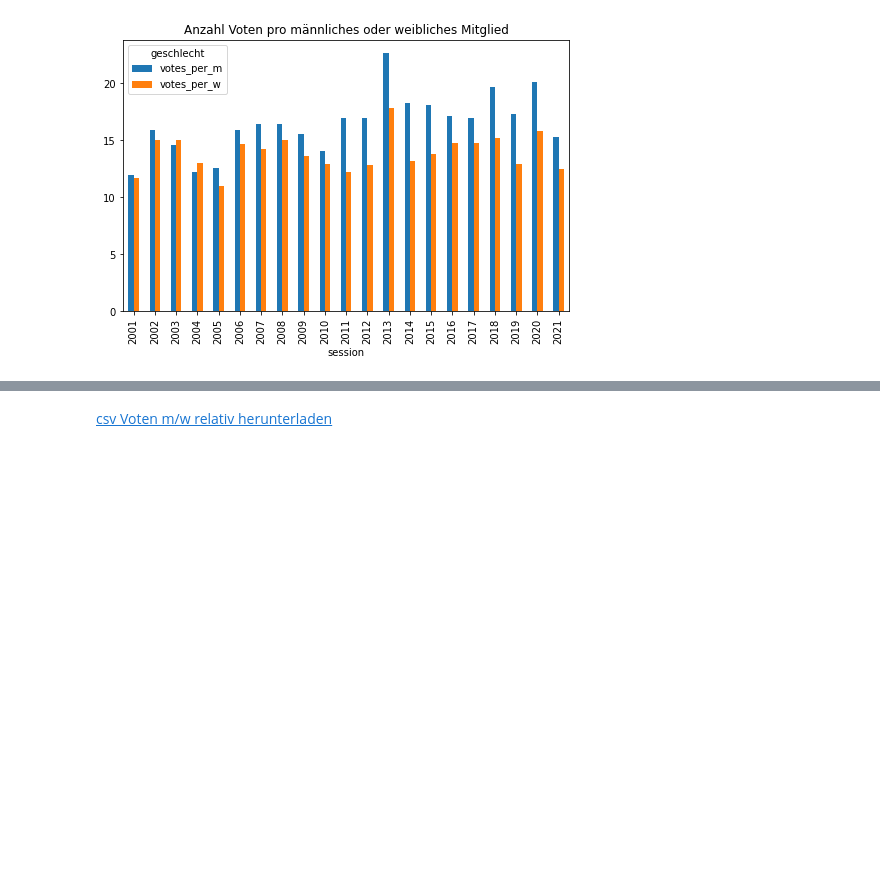
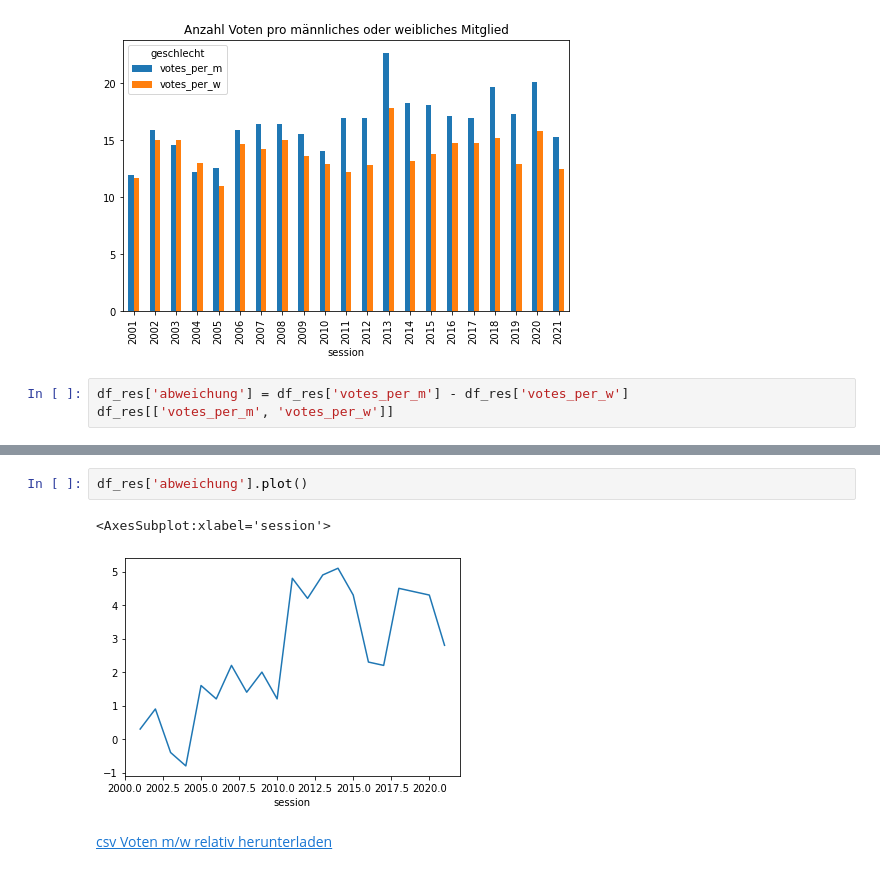
Before and after one commit to simonhuwiler/nzz_zh_kantonsrat, a Jupyter notebook: src/4_analyse_base.ipynb, the cells around one changed output, grey strips where cells are left out. Cells and saved outputs as stored; diff of their text form; blank space fills up the shorter version.

```diff
--- a/src/4_analyse_base.ipynb
+++ b/src/4_analyse_base.ipynb
@@ -94,3 +94,6 @@ df_res[['votes_per_m', 'votes_per_w']].plot.bar(figsize=(8, 5), title='Anzahl Vo
 df_res[['votes_per_m', 'votes_per_w']].to_csv(csv_path / 'voten_m_w_relative.csv')
 # %% [output]
 [figure]
+# %%
+df_res['abweichung'] = df_res['votes_per_m'] - df_res['votes_per_w']
+df_res[['votes_per_m', 'votes_per_w']]
@@ -97,3 +119,8 @@ df_res[['votes_per_m', 'votes_per_w']].to_csv(csv_path / 'voten_m_w_relative.csv
+# %%
+df_res['abweichung'].plot()
+# %% [output]
+<AxesSubplot:xlabel='session'>
+[figure, added]
 # %% [markdown]
 [csv Voten m/w relativ herunterladen](../export/csv_for_infographics/voten_m_w_relative.csv)
 # %% [markdown]
```
Also changed, not shown: parts of 4 cells of this notebook, 15 other files.
